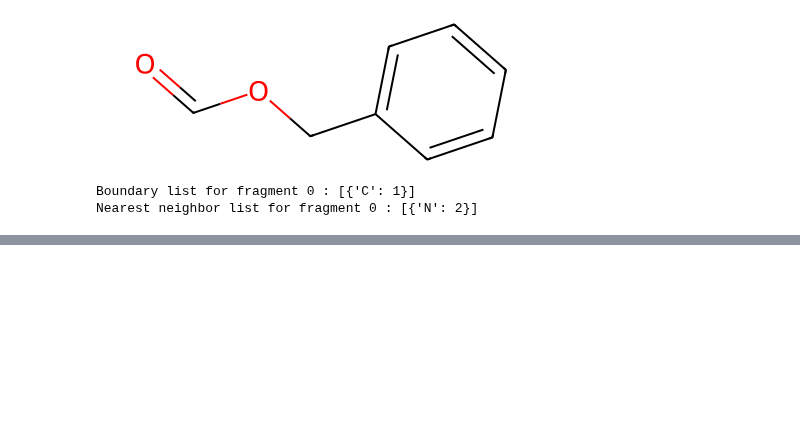
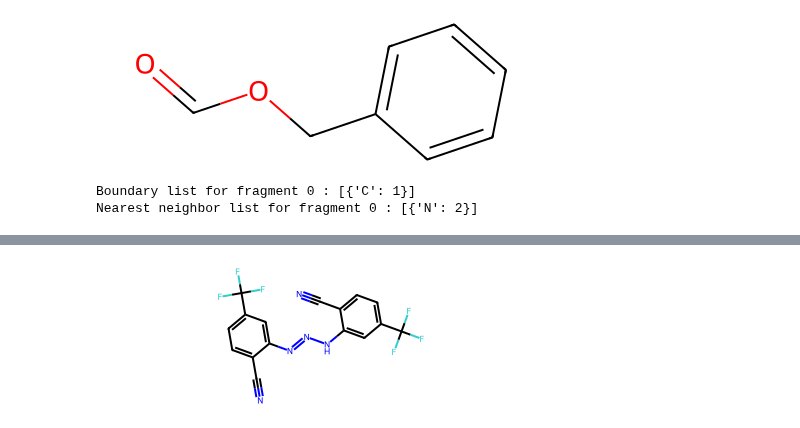
Before and after one commit to TieuLongPhan/SynRBL, a Jupyter notebook: Pipeline/Notebook/MCS_Test.ipynb, the cells around one changed output, grey strips where cells are left out. Drawn from its saved outputs; the diff is of its cells as text; code cells hidden in the pictures; blank space fills up the shorter version.

```diff
--- a/Pipeline/Notebook/MCS_Test.ipynb
+++ b/Pipeline/Notebook/MCS_Test.ipynb
@@ -388,0 +392,13 @@ rare = [13]
+# %%
+from SynRBL.rsmi_utils import load_database, save_database
+from SynRBL.SynMCS.mcs_utils import smiles_to_mol_parallel
+from SynRBL.SynMCS.find_missing_graphs import FindMissingGraphs
+mcs_dict = load_database('../../Data/MCS/Intersection_MCS_3+_matching_ensemble.json.gz')
+# %%
+msc_df = pd.DataFrame(mcs_dict)
+
+mcs_results = msc_df['mcs_results'].to_list()
+sorted_reactants = msc_df['sorted_reactants'].to_list()
+
+mcs_mol_list = smiles_to_mol_parallel(mcs_results)
+sorted_reactants_mol_list = smiles_to_mol_parallel(sorted_reactants)
@@ -388,0 +423,4 @@ rare = [13]
+# %%
+sorted_reactants_mol_list[24][0]
+# %% [output]
+[figure, added]
```
Also changed, not shown: parts of 9 cells of this notebook, 9 other files.
